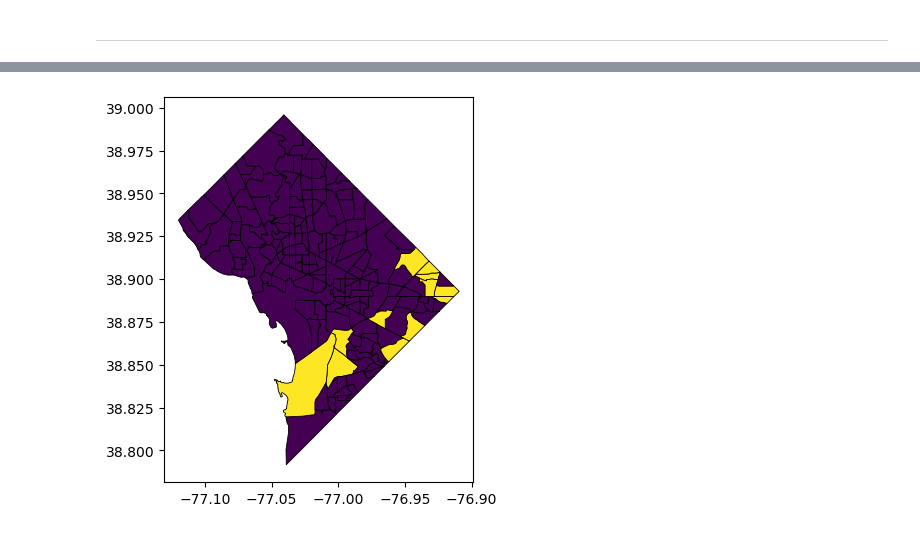
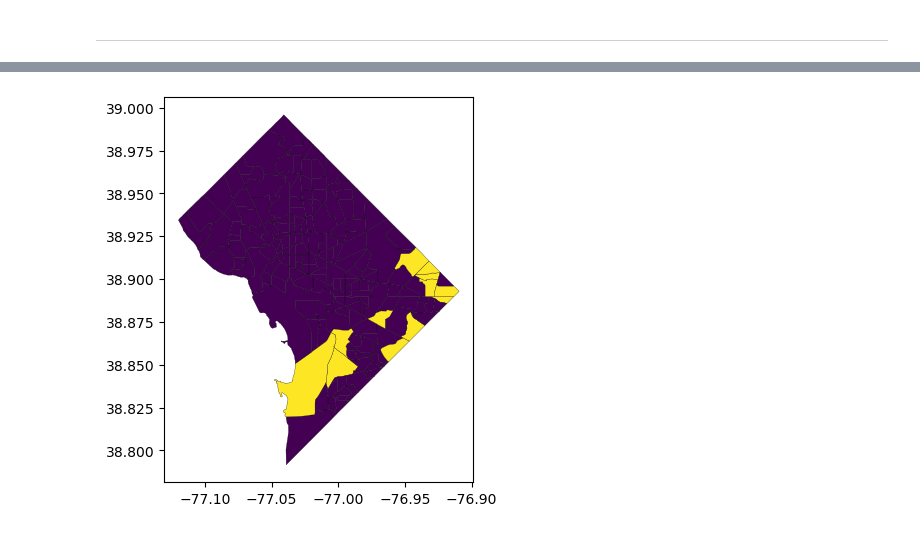
Before and after one commit to derryzrli/food-insecurity-analysis, a Jupyter notebook: starter-code_k.ipynb, the cells around one changed output, grey strips where cells are left out. Drawn from its saved outputs; the diff is of its cells as text; code cells hidden in the pictures.

```diff
--- a/starter-code_k.ipynb
+++ b/starter-code_k.ipynb
@@ -533,0 +596,2 @@ data_2019_dc_halfand10[:3]
+# %%
+data_2019_dc['lila_1_1'] = list(data_2019_dc.censustract.isin(get_lila_1_1('District of Columbia', 'DC', 'lilatracts_1and10').censustract))
@@ -533,0 +624,2 @@ data_2019_dc_halfand10[:3]
+# %%
+data_2019_dc['food_desert_status'] = list(data_2019_dc[['lila_0_0', 'lila_0_1', 'lila_1_0', 'lila_1_1']].columns[np.where(data_2019_dc[['lila_0_0', 'lila_0_1', 'lila_1_0', 'lila_1_1']]!=0)[1]])
@@ -533,0 +632,2 @@ data_2019_dc_halfand10[:3]
+# %%
+data_2019_dc['food_desert_status'] = data_2019_dc['food_desert_status'].replace({'lila_0_0':'remained_food_accessible', 'lila_0_1': 'became_food_desert', 'lila_1_1': 'remained_food_desert', 'lila_1_0': 'became_food_accessible'})
@@ -546,6 +716,6 @@ dc_shape.GEOID = dc_shape.GEOID.apply(lambda x: int(x))
 # %%
-dc_all_1and10_shape = pd.merge(dc_shape, data_2019_dc_1and10, left_on='GEOID', right_on='censustract')
-dc_all_1and10_shape.head(2)
+dc_all_shape = pd.merge(dc_shape, data_2019_dc, left_on='GEOID', right_on='censustract')
+dc_all_shape.head(2)
 # %% [output]
 |  | STATEFP | COUNTYFP | TRACTCE | GEOID | NAME | NAMELSAD | MTFCC | FUNCSTAT | ALAND | AWATER | INTPTLAT | ... |
 | 0 | 11 | 001 | 010900 | 11001010900 | 109 | Census Tract 109 | G5020 | S | 2380956 | 2935327 | +38.8132364 | ... |
@@ -560,10 +723,10 @@ dc_all_halfand10_shape.head(2)
 # %%
-dc_all_1and10_shape.plot(
+dc_all_shape.plot(
     figsize=(5,5),
     column="lilatracts_1and10",
     cmap='viridis',
     edgecolor='black',
-    linewidth = 0.6,
+    linewidth = 0.2
 );
 # %% [output]
-[figure, old version]
+[figure, new version]
```
Also changed, not shown: parts of 73 cells of this notebook.
